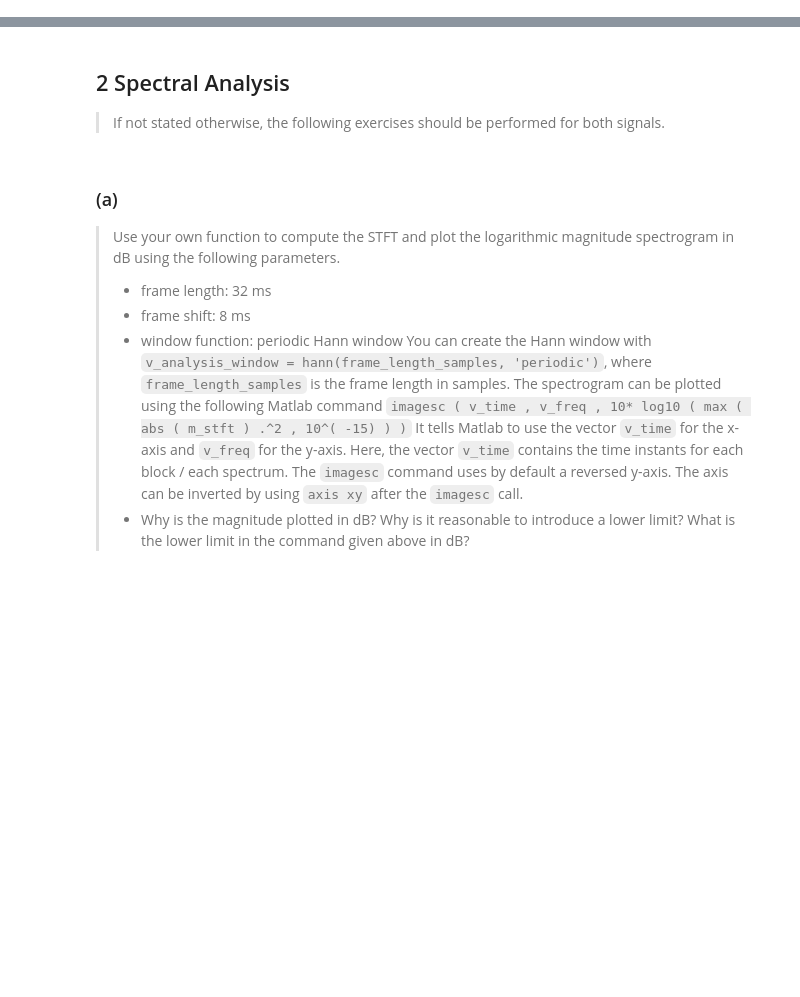
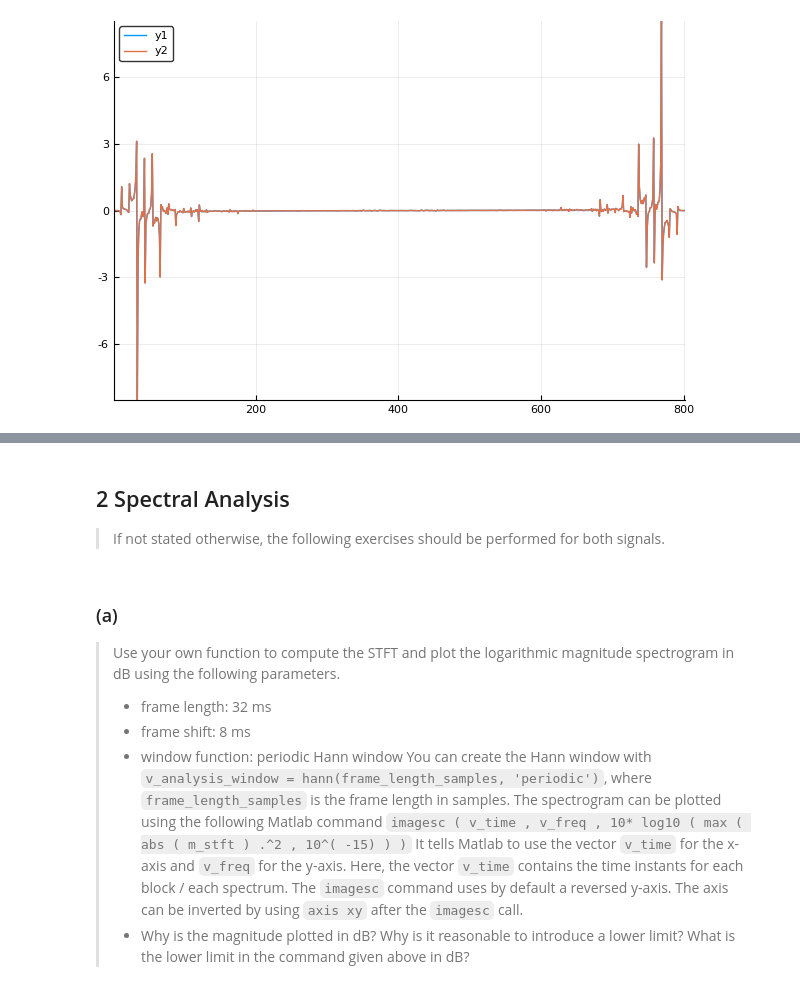
Before and after one commit to klauszi/SSP, a Jupyter notebook: Exercise2/Abgabe2.ipynb, the cells around one changed output, grey strips where cells are left out. Drawn from its saved outputs; the diff is of its cells as text; code cells hidden in the pictures; blank space fills up the shorter version.

```diff
--- a/Exercise2/Abgabe2.ipynb
+++ b/Exercise2/Abgabe2.ipynb
@@ -40,0 +65,8 @@ function header of the copied version as follows:
+# %%
+t = s[5100:5900]
+
+fft_t = vcat(fft(t),0)
+rev = reverse(fft_t)
+plot([imag.(fft_t),-imag.(rev)])
+# %% [output]
+[figure, added]
```
Also changed, not shown: parts of 11 cells of this notebook, 9 other files.
